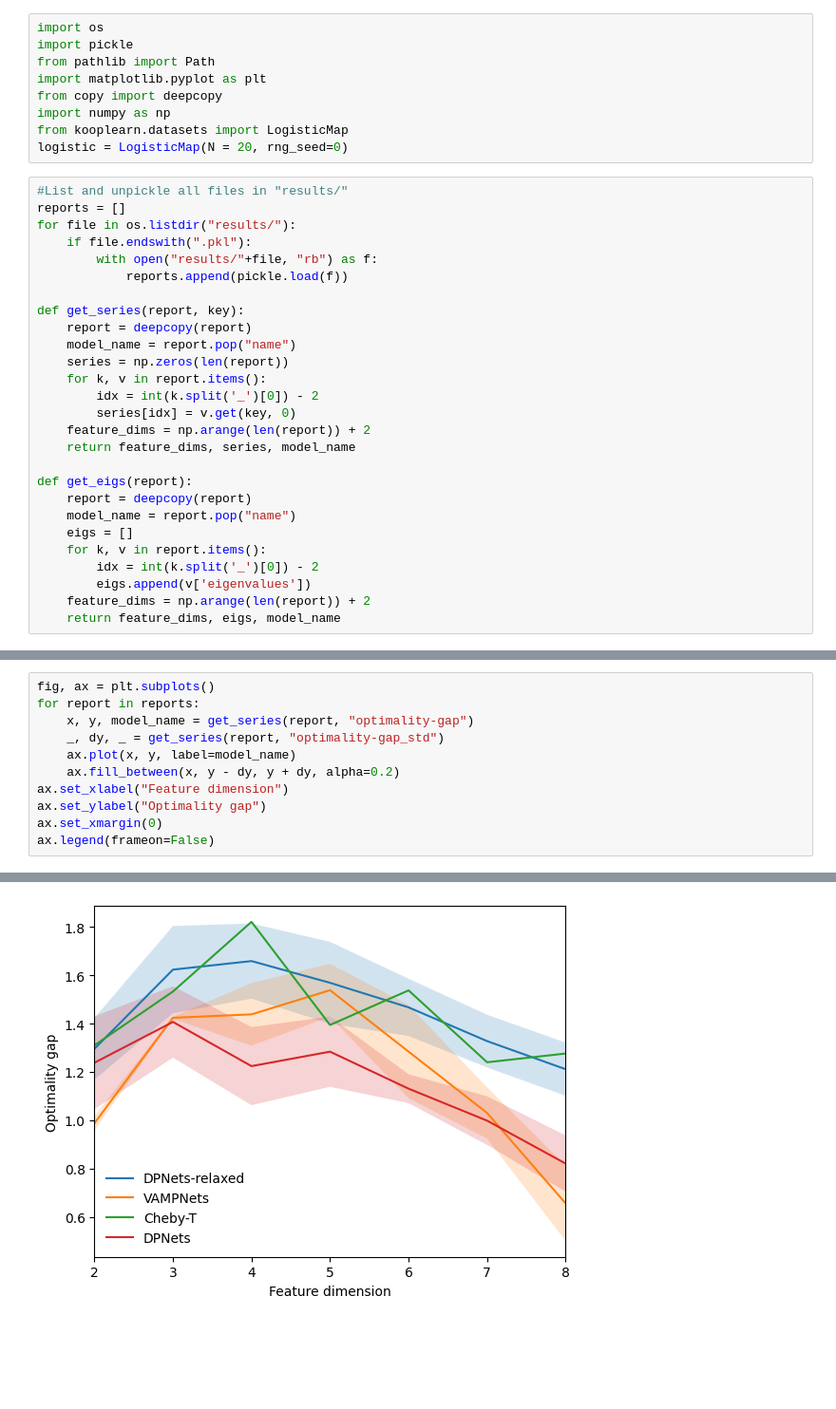
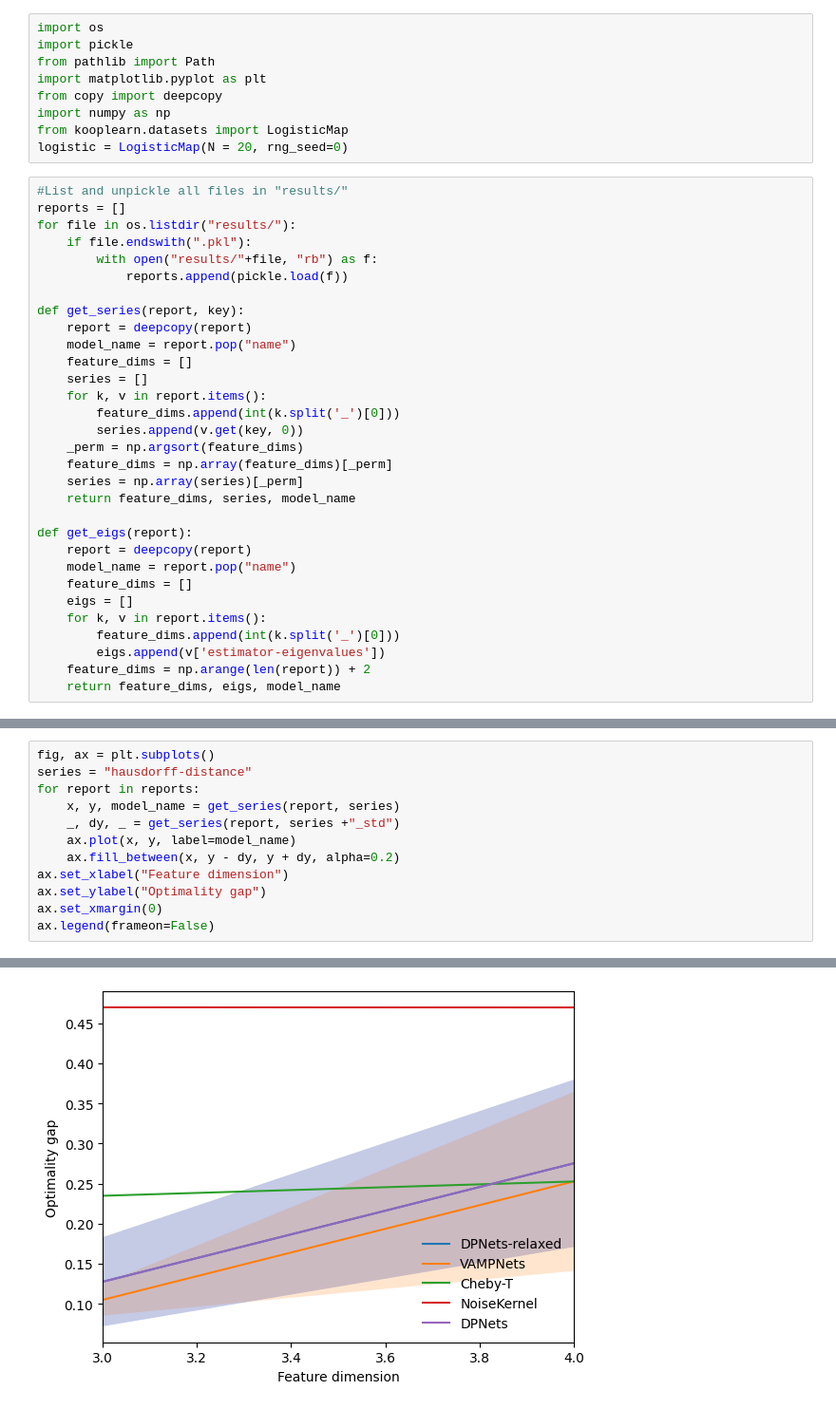
Before and after one commit to pietronvll/DPNets, a Jupyter notebook: logistic_map/figures.ipynb, the cells around one changed output, grey strips where cells are left out. Shown at 95% size. Saved outputs shown, nothing was run; the diff lists cells and outputs as text; blank space fills up the shorter version.

```diff
--- a/logistic_map/figures.ipynb
+++ b/logistic_map/figures.ipynb
@@ -18,19 +18,23 @@ for file in os.listdir("results/"):
 def get_series(report, key):
     report = deepcopy(report)
     model_name = report.pop("name")
-    series = np.zeros(len(report))
+    feature_dims = []
+    series = []
     for k, v in report.items():
-        idx = int(k.split('_')[0]) - 2
-        series[idx] = v.get(key, 0)
-    feature_dims = np.arange(len(report)) + 2
+        feature_dims.append(int(k.split('_')[0]))
+        series.append(v.get(key, 0))
+    _perm = np.argsort(feature_dims)
+    feature_dims = np.array(feature_dims)[_perm]
+    series = np.array(series)[_perm]
     return feature_dims, series, model_name
 
 def get_eigs(report):
     report = deepcopy(report)
     model_name = report.pop("name")
+    feature_dims = []
     eigs = []
     for k, v in report.items():
-        idx = int(k.split('_')[0]) - 2
-        eigs.append(v['eigenvalues'])
+        feature_dims.append(int(k.split('_')[0]))
+        eigs.append(v['estimator-eigenvalues'])
     feature_dims = np.arange(len(report)) + 2
     return feature_dims, eigs, model_name
@@ -37,15 +45,16 @@ def get_eigs(report):
 # %%
 fig, ax = plt.subplots()
+series = "hausdorff-distance"
 for report in reports:
-    x, y, model_name = get_series(report, "optimality-gap")
-    _, dy, _ = get_series(report, "optimality-gap_std")
+    x, y, model_name = get_series(report, series)
+    _, dy, _ = get_series(report, series +"_std")
     ax.plot(x, y, label=model_name)
     ax.fill_between(x, y - dy, y + dy, alpha=0.2)
 ax.set_xlabel("Feature dimension")
 ax.set_ylabel("Optimality gap")
 ax.set_xmargin(0)
 ax.legend(frameon=False)
 # %% [output]
 <matplotlib.legend.Legend at 0x...>
-[figure, old version]
+[figure, new version]
 # %%
```
Also changed, not shown: parts of 6 cells of this notebook, 8 other files.
